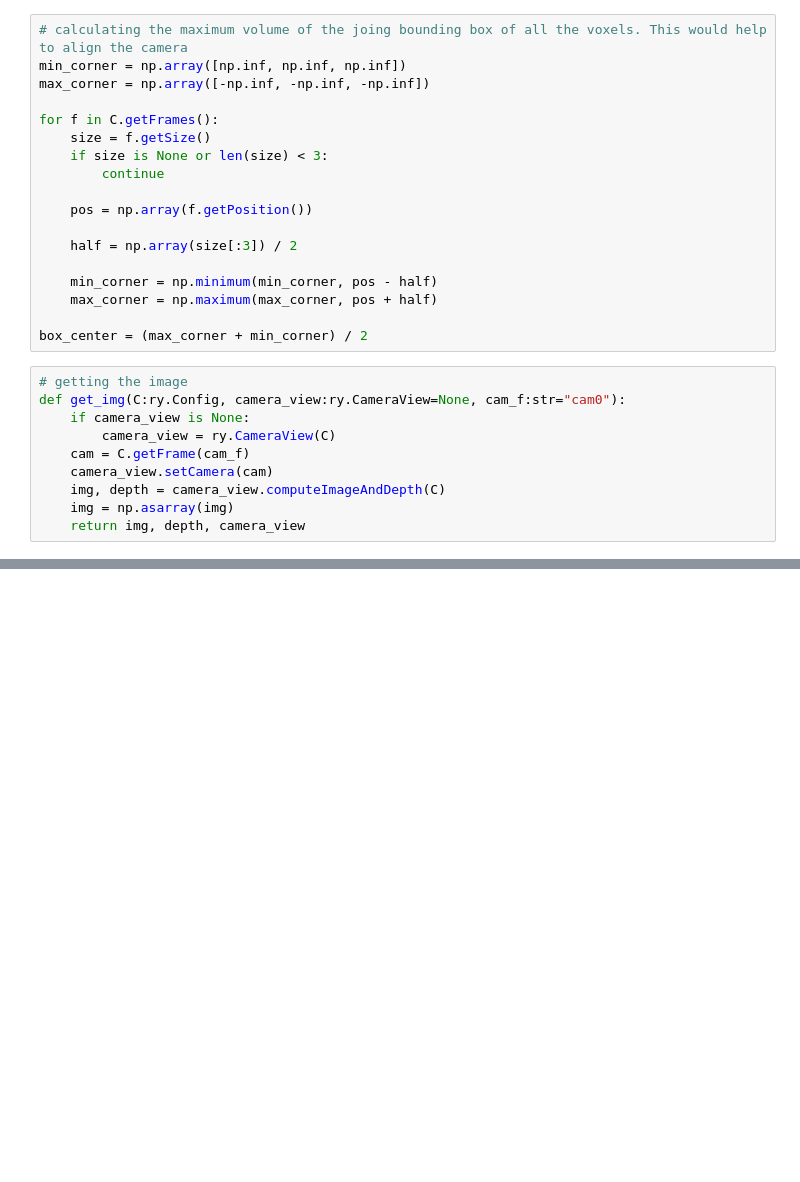
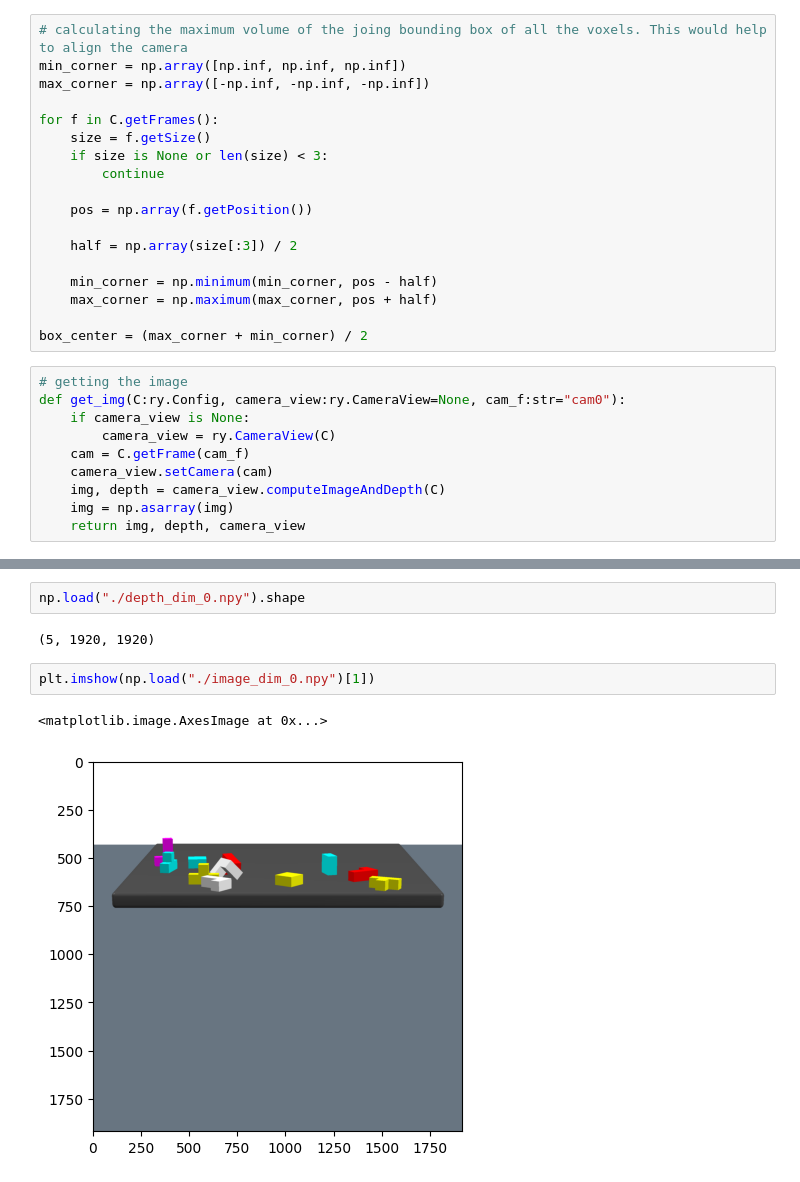
Before and after one commit to MahyarFardin/Voxel_manipulation, a Jupyter notebook: samples_of_each_environment/clutter_generator_RGBD_image_generator.ipynb, the cells around one changed output, grey strips where cells are left out. Drawn from its saved outputs; the diff is of its cells as text; blank space fills up the shorter version.

```diff
--- a/samples_of_each_environment/clutter_generator_RGBD_image_generator.ipynb
+++ b/samples_of_each_environment/clutter_generator_RGBD_image_generator.ipynb
@@ -91,0 +264,9 @@ open("./highly_cluttered_env.g", "x").write(C.write())
+# %%
+np.load("./depth_dim_0.npy").shape
+# %% [output]
+(5, 1920, 1920)
+# %%
+plt.imshow(np.load("./image_dim_0.npy")[1])
+# %% [output]
+<matplotlib.image.AxesImage at 0x...>
+[figure, added]
```
Also changed, not shown: parts of 18 cells of this notebook, 5 other files.
